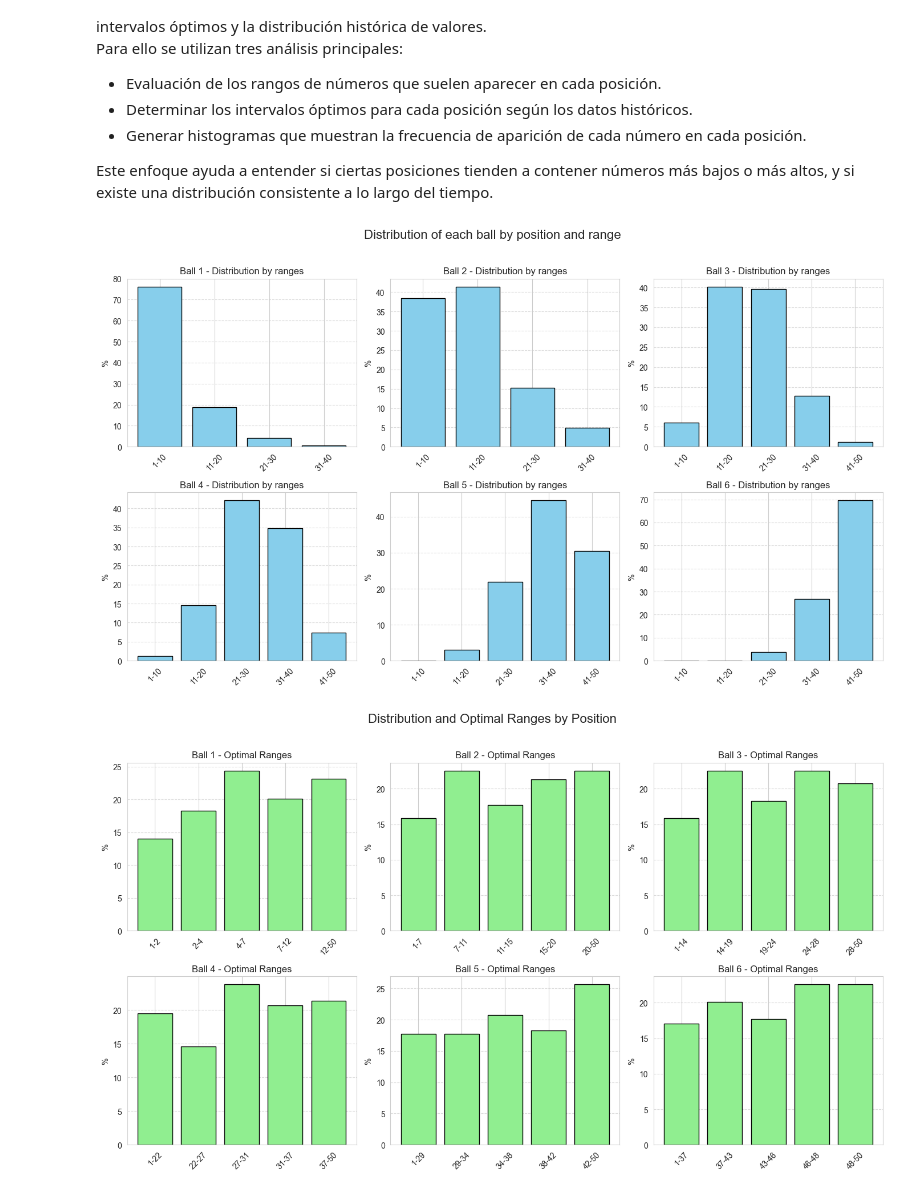
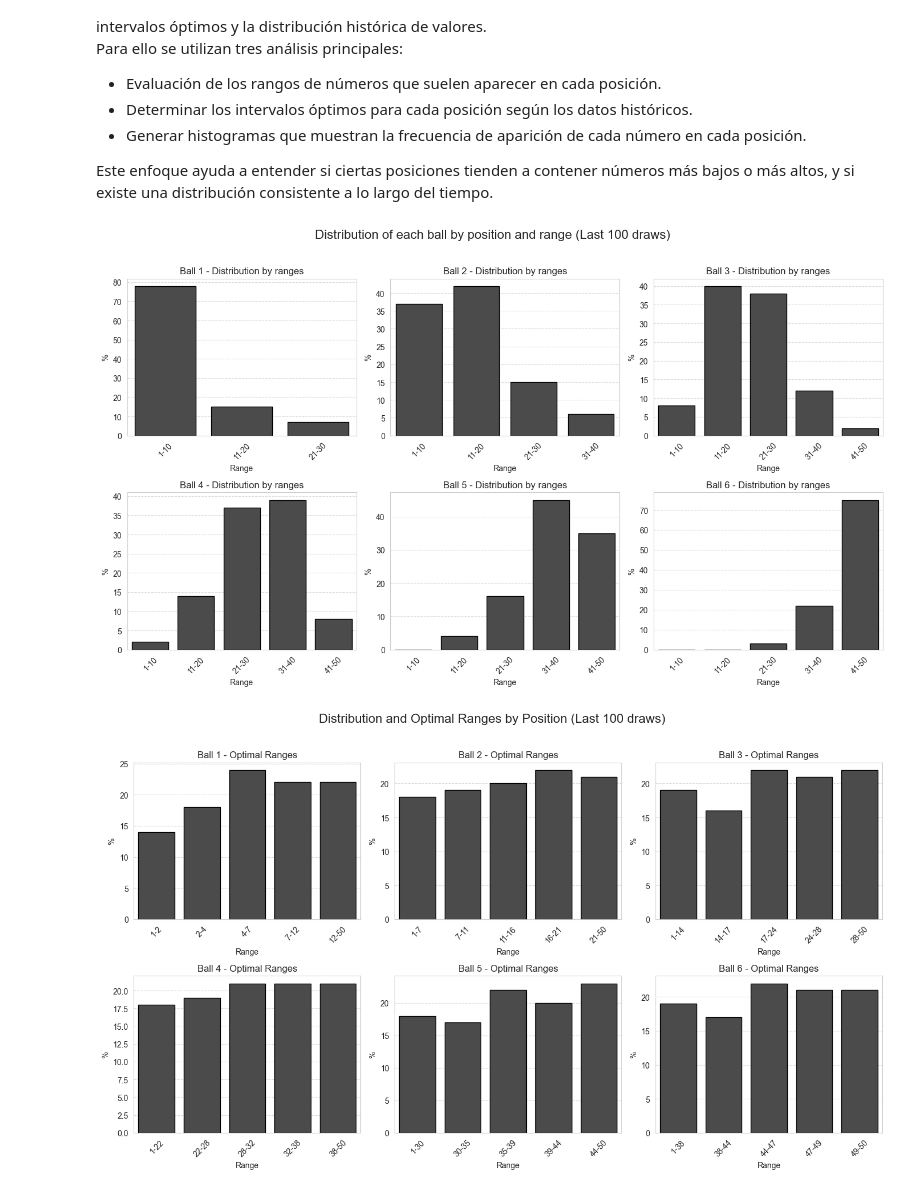
Before and after one commit to EmadScience31416/tinka-luck-model, a Jupyter notebook: Analysis/tinka_analysis.ipynb, the cells around one changed output. Cells and saved outputs as stored; diff of their text form; code cells hidden in the pictures.

```diff
--- a/Analysis/tinka_analysis.ipynb
+++ b/Analysis/tinka_analysis.ipynb
@@ -246,11 +261,11 @@ Para ello se utilizan tres análisis principales:
 
 Este enfoque ayuda a entender si ciertas posiciones tienden a contener números más bajos o más altos, y si existe una distribución consistente a lo largo del tiempo.
 # %%
-analyze_ball_position_ranges(df_tinka)
+analyze_ball_position_ranges(df_tinka, last_n_games=100)
 # %% [output]
-[figure, old version]
+[figure, new version]
 # %%
-analyze_optimal_ranges_per_position(df_tinka)
+analyze_optimal_ranges_per_position(df_tinka, last_n_games=100)
 # %% [output]
-[figure, old version]
+[figure, new version]
 # %%
```
Also changed, not shown: parts of 15 cells of this notebook, 1 other file.
